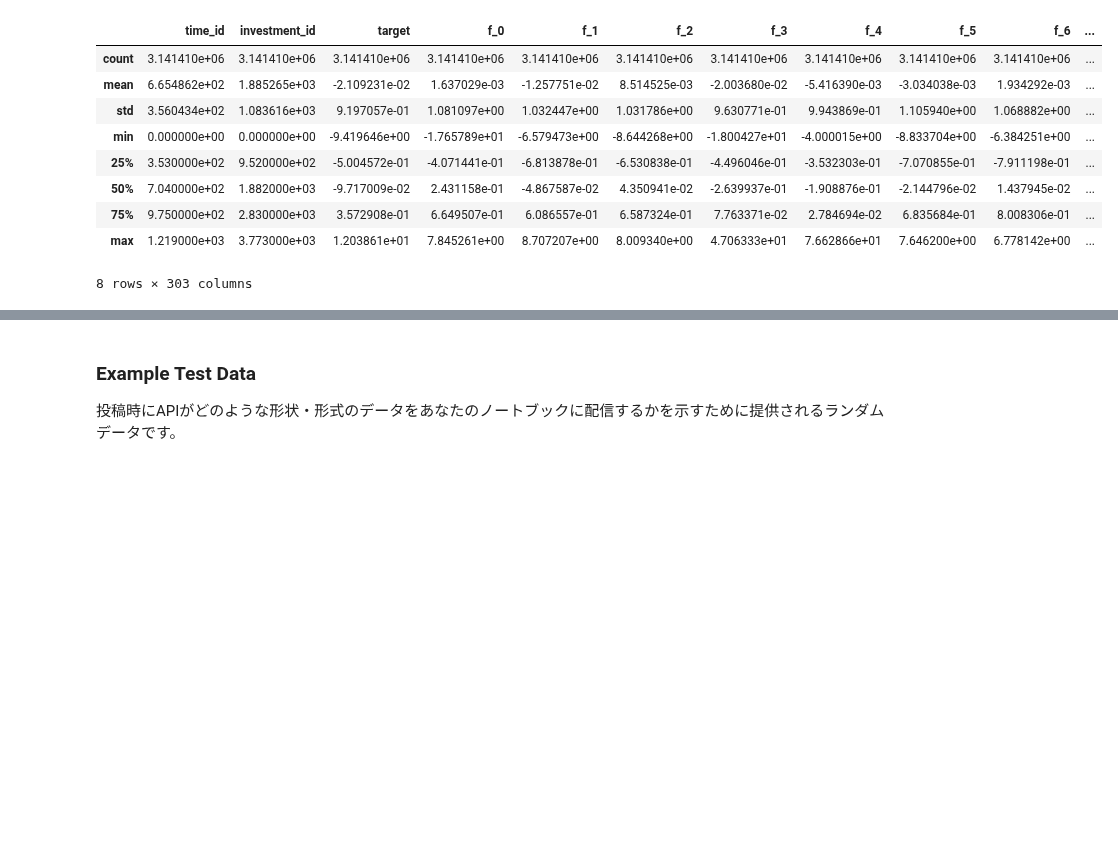
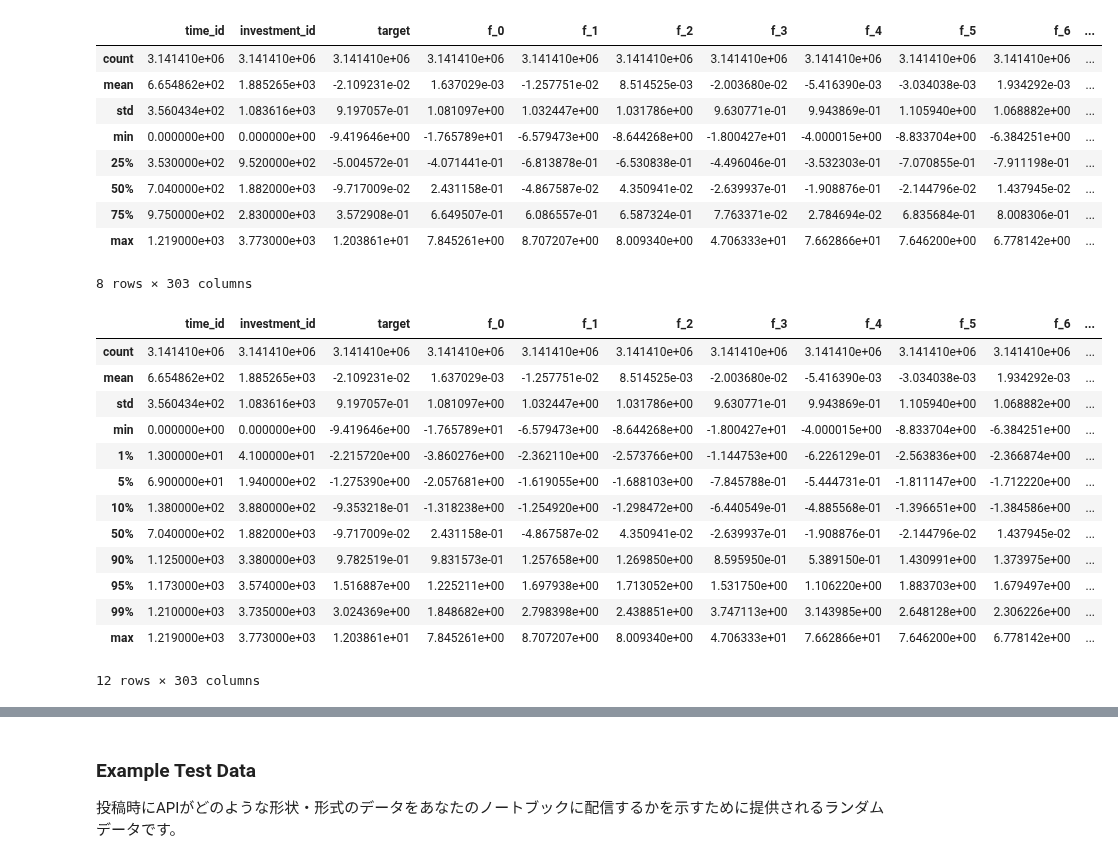
Before and after one commit to IMOKURI/ubiquant-market-prediction, a Jupyter notebook: notebooks/EDA.ipynb, the cells around one changed output, grey strips where cells are left out. Cells and saved outputs as stored; diff of their text form; code cells hidden in the pictures; blank space fills up the shorter version.

```diff
--- a/notebooks/EDA.ipynb
+++ b/notebooks/EDA.ipynb
@@ -92,6 +92,23 @@ train.describe()
 | 75% | 9.750000e+02 | 2.830000e+03 | 3.572908e-01 | 6.649507e-01 | 6.086557e-01 | 6.587324e-01 | 7.763371e-02 | 2.784694e-02 | 6.835684e-01 | 8.008306e-01 | ... |
 | max | 1.219000e+03 | 3.773000e+03 | 1.203861e+01 | 7.845261e+00 | 8.707207e+00 | 8.009340e+00 | 4.706333e+01 | 7.662866e+01 | 7.646200e+00 | 6.778142e+00 | ... |
 8 rows × 303 columns
+# %%
+train.describe(percentiles=[0.01, 0.05, 0.1, 0.9, 0.95, 0.99])
+# %% [output]
+|  | time_id | investment_id | target | f_0 | f_1 | f_2 | f_3 | f_4 | f_5 | f_6 | ... |
+| count | 3.141410e+06 | 3.141410e+06 | 3.141410e+06 | 3.141410e+06 | 3.141410e+06 | 3.141410e+06 | 3.141410e+06 | 3.141410e+06 | 3.141410e+06 | 3.141410e+06 | ... |
+| mean | 6.654862e+02 | 1.885265e+03 | -2.109231e-02 | 1.637029e-03 | -1.257751e-02 | 8.514525e-03 | -2.003680e-02 | -5.416390e-03 | -3.034038e-03 | 1.934292e-03 | ... |
+| std | 3.560434e+02 | 1.083616e+03 | 9.197057e-01 | 1.081097e+00 | 1.032447e+00 | 1.031786e+00 | 9.630771e-01 | 9.943869e-01 | 1.105940e+00 | 1.068882e+00 | ... |
+| min | 0.000000e+00 | 0.000000e+00 | -9.419646e+00 | -1.765789e+01 | -6.579473e+00 | -8.644268e+00 | -1.800427e+01 | -4.000015e+00 | -8.833704e+00 | -6.384251e+00 | ... |
+| 1% | 1.300000e+01 | 4.100000e+01 | -2.215720e+00 | -3.860276e+00 | -2.362110e+00 | -2.573766e+00 | -1.144753e+00 | -6.226129e-01 | -2.563836e+00 | -2.366874e+00 | ... |
+| 5% | 6.900000e+01 | 1.940000e+02 | -1.275390e+00 | -2.057681e+00 | -1.619055e+00 | -1.688103e+00 | -7.845788e-01 | -5.444731e-01 | -1.811147e+00 | -1.712220e+00 | ... |
+| 10% | 1.380000e+02 | 3.880000e+02 | -9.353218e-01 | -1.318238e+00 | -1.254920e+00 | -1.298472e+00 | -6.440549e-01 | -4.885568e-01 | -1.396651e+00 | -1.384586e+00 | ... |
+| 50% | 7.040000e+02 | 1.882000e+03 | -9.717009e-02 | 2.431158e-01 | -4.867587e-02 | 4.350941e-02 | -2.639937e-01 | -1.908876e-01 | -2.144796e-02 | 1.437945e-02 | ... |
+| 90% | 1.125000e+03 | 3.380000e+03 | 9.782519e-01 | 9.831573e-01 | 1.257658e+00 | 1.269850e+00 | 8.595950e-01 | 5.389150e-01 | 1.430991e+00 | 1.373975e+00 | ... |
+| 95% | 1.173000e+03 | 3.574000e+03 | 1.516887e+00 | 1.225211e+00 | 1.697938e+00 | 1.713052e+00 | 1.531750e+00 | 1.106220e+00 | 1.883703e+00 | 1.679497e+00 | ... |
+| 99% | 1.210000e+03 | 3.735000e+03 | 3.024369e+00 | 1.848682e+00 | 2.798398e+00 | 2.438851e+00 | 3.747113e+00 | 3.143985e+00 | 2.648128e+00 | 2.306226e+00 | ... |
+| max | 1.219000e+03 | 3.773000e+03 | 1.203861e+01 | 7.845261e+00 | 8.707207e+00 | 8.009340e+00 | 4.706333e+01 | 7.662866e+01 | 7.646200e+00 | 6.778142e+00 | ... |
+12 rows × 303 columns
 # %%
 # 前処理なしの推論で Nan が多発している区間 → 変動が多いところは binning したほうがよさそう
 train[(train["investment_id"] == 2008) & (train["time_id"] > 490) & (train["time_id"] < 550)].describe()
```
Also changed, not shown: parts of 2 cells of this notebook, 8 other files.
